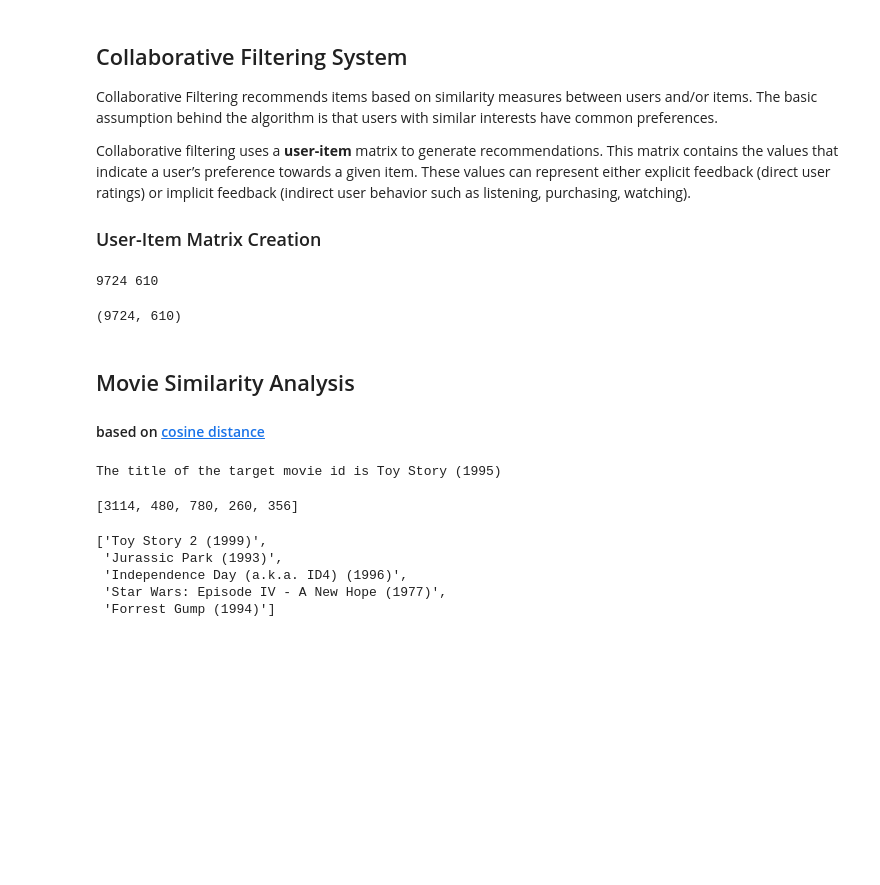
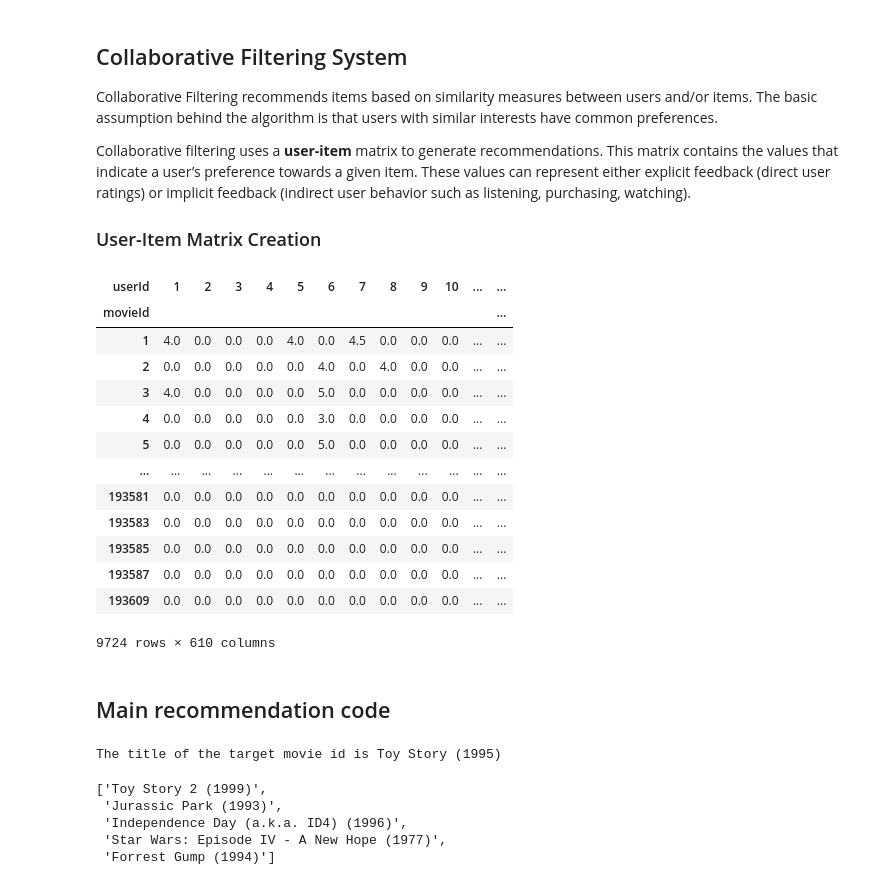
Before and after one commit to seralouk/RecommendationSystem, a Jupyter notebook: Movie_Recommendation_System.ipynb, the cells around one changed output. Cells and saved outputs as stored; diff of their text form; code cells hidden in the pictures; blank space fills up the shorter version.

```diff
--- a/Movie_Recommendation_System.ipynb
+++ b/Movie_Recommendation_System.ipynb
@@ -192,8 +89,18 @@ X = csr_matrix((ratings["rating"], (movie_index, user_index)), shape=(M, N))
-# %%
-print(M,N)
-# %% [output]
-9724 610
-# %%
-X.shape
-# %% [output]
-(9724, 610)
+# %%
+X = pd.pivot(ratings, index='movieId', columns='userId', values='rating').fillna(0)
+X
+# %% [output]
+| userId | 1 | 2 | 3 | 4 | 5 | 6 | 7 | 8 | 9 | 10 | ... | ... |
+| movieId |  |  |  |  |  |  |  |  |  |  |  | ... |
+| 1 | 4.0 | 0.0 | 0.0 | 0.0 | 4.0 | 0.0 | 4.5 | 0.0 | 0.0 | 0.0 | ... | ... |
+| 2 | 0.0 | 0.0 | 0.0 | 0.0 | 0.0 | 4.0 | 0.0 | 4.0 | 0.0 | 0.0 | ... | ... |
+| 3 | 4.0 | 0.0 | 0.0 | 0.0 | 0.0 | 5.0 | 0.0 | 0.0 | 0.0 | 0.0 | ... | ... |
+| 4 | 0.0 | 0.0 | 0.0 | 0.0 | 0.0 | 3.0 | 0.0 | 0.0 | 0.0 | 0.0 | ... | ... |
+| 5 | 0.0 | 0.0 | 0.0 | 0.0 | 0.0 | 5.0 | 0.0 | 0.0 | 0.0 | 0.0 | ... | ... |
+| ... | ... | ... | ... | ... | ... | ... | ... | ... | ... | ... | ... | ... |
+| 193581 | 0.0 | 0.0 | 0.0 | 0.0 | 0.0 | 0.0 | 0.0 | 0.0 | 0.0 | 0.0 | ... | ... |
+| 193583 | 0.0 | 0.0 | 0.0 | 0.0 | 0.0 | 0.0 | 0.0 | 0.0 | 0.0 | 0.0 | ... | ... |
+| 193585 | 0.0 | 0.0 | 0.0 | 0.0 | 0.0 | 0.0 | 0.0 | 0.0 | 0.0 | 0.0 | ... | ... |
+| 193587 | 0.0 | 0.0 | 0.0 | 0.0 | 0.0 | 0.0 | 0.0 | 0.0 | 0.0 | 0.0 | ... | ... |
+| 193609 | 0.0 | 0.0 | 0.0 | 0.0 | 0.0 | 0.0 | 0.0 | 0.0 | 0.0 | 0.0 | ... | ... |
+9724 rows × 610 columns
@@ -200,5 +114,3 @@ X.shape
 # %% [markdown]
-## Movie Similarity Analysis
-
-#### based on [cosine distance](https://stackoverflow.com/a/58381108/5025009)
+## Main recommendation code
 # %%
@@ -233,11 +140,9 @@ print(f"The title of the target movie id is {movies.query( 'movieId == @target_m
 
 get_n_recommendations = 5
 
-similar_movie_ids, distances = recommendation_movie_system(target_movie_id, X, k=get_n_recommendations)
-similar_movie_ids
+similar_movie_ids = recommendation_movie_system(target_movie_id, X, k=get_n_recommendations)
 # %% [output]
 The title of the target movie id is Toy Story (1995)
-[3114, 480, 780, 260, 356]
 # %%
 # mapper of movie id to movie title
 movie_titles = dict(zip(movies.movieId, movies.title))
```
Also changed, not shown: parts of 17 cells of this notebook.
